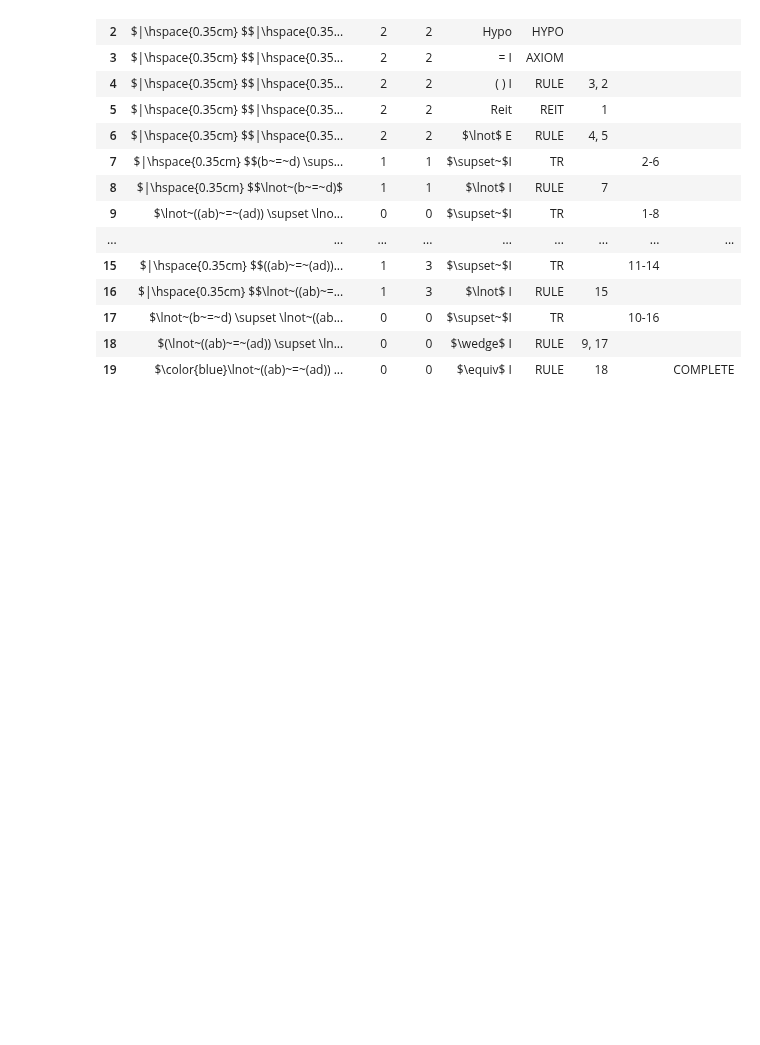
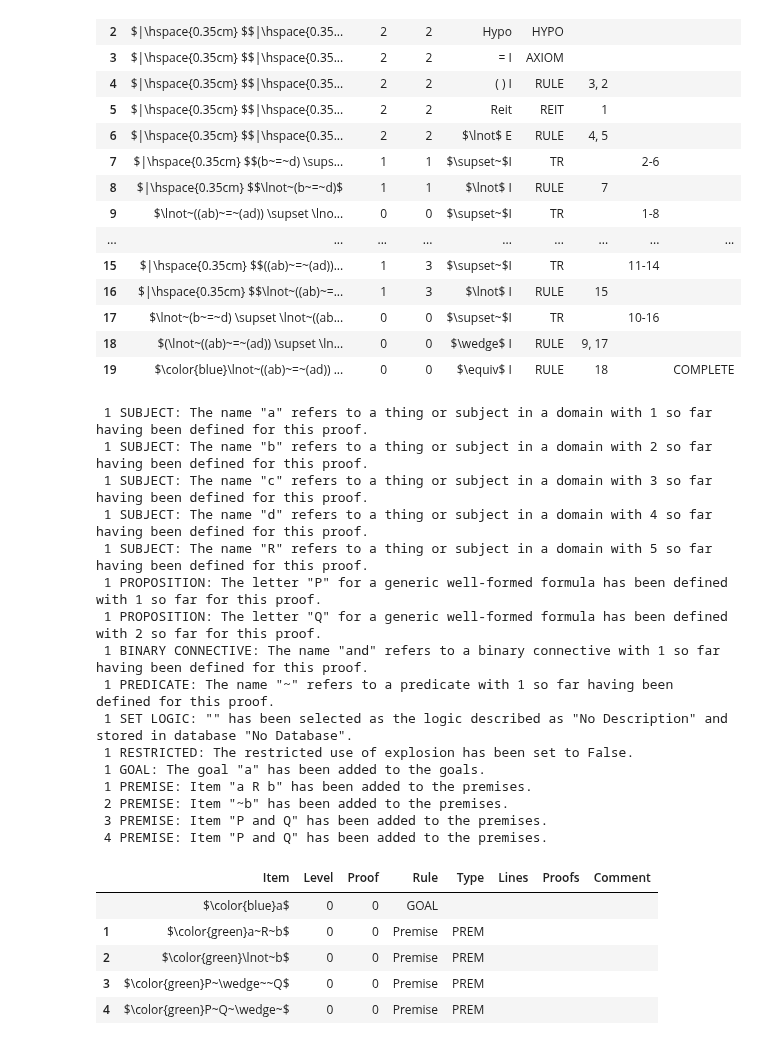
Before and after one commit to FrankHubeny/AltRea, a Jupyter notebook: relation.ipynb, the cells around one changed output. Saved outputs shown, nothing was run; the diff lists cells and outputs as text; code cells hidden in the pictures; blank space fills up the shorter version.

```diff
--- a/relation.ipynb
+++ b/relation.ipynb
@@ -14,17 +14,14 @@ import altrea.data
 import altrea.data
 
 logic = 'relation'
-connectors = [
+predicates = [
+]
+connectives = [
     (logic, 'And', 'Conjunction'),
-    (logic, 'ConsistentWith', 'Conjunction'),
     (logic, 'Or', 'Disjunction'),
     (logic, 'Not', 'Negation'),
     (logic, 'Implies', 'Implication'),
-    (logic, 'StrictImplies', 'Implication'),
     (logic, 'Iff', 'Coimplication'),
-    (logic, 'StrictIff', 'Coimplication'),
-    (logic, 'Necessary', 'Modal Necessarily'),
-    (logic, 'Possibly', 'Modal Possibly'),
 ]
 rules = [
     (logic, 's coimp intro', 'ConclusionPremises(StrictIff({0}, {1}), [Necessary(Iff({0}, {1}))])', '$\\backsimeq~$I', 'Strict Coimplication Introduction'),
@@ -47,12 +44,17 @@ rules = [
     (logic, 'neg elim', 'ConclusionPremises(Falsehood(And({0}, Not({0}))), [{0}, Not({0})])', '$\\lnot~$E', 'Negation Elimination'),
     (logic, "neg intro", "ConclusionPremises(Not({0}), [Implies({0}, Falsehood())])", "$\\lnot~$I", "Negation Introduction"),
     (logic, 'pos intro', 'ConclusionPremises(Possibly({0}), [{0}])', '$\\Diamond~$I', 'Possibly Introduction'),
+    (logic, "coup elim l", "ConclusionPremises(Identity({0}, {2}), [Identity(Couple({0}, {1}),Couple({2}, {3}))])", "( ) E-L", "Couple Elimination"),
+    (logic, "coup elim r", "ConclusionPremises(Identity({1}, {3}), [Identity(Couple({0}, {1}),Couple({2}, {3}))])", "( ) E-R", "Couple Elimination"),
+    (logic, "coup intro", "ConclusionPremises(Identity(Couple({0}, {2}), Couple({1}, {3})), [Identity({0},{1}), Identity({2},{3})])", "( ) I", "Couple Introduction"),
 ]
 definitions = [
 ]
 axioms = [
+    (logic, "id lem", "ConclusionPremises(Or(Identity({0}, {1}), Not(Identity({0}, {1}))), [])", "id LEM", "Excluded Middle Identity"),
+    (logic, "id intro", "ConclusionPremises(Identity({0}, {0}), [])", "= I", "Identity Intro"),
 ]
-altrea.data.addlogic(logic, logic, 'Relations from Symbolic Logic by Fitch', connectors, rules, definitions, axioms)
+altrea.data.addlogic(logic, logic, 'Relations from Symbolic Logic by Fitch', connectives, rules, definitions, axioms)
 # %%
 # Exercise 1
 
@@ -601,13 +636,50 @@ display(p.thisproof())
 # %%
 # Exercise 15.19 definition
 
 from altrea.wffs import *
 from  altrea.rules import Proof
 from altrea.fol import Domain
 
 p = Proof()
-a = p.thing("a")
-b = p.thing("b")
-c = p.thing("c")
-d = p.thing("d")
+a = p.subject("a")
+b = p.subject("b")
+c = p.subject("c")
+d = p.subject("d")
+R = p.subject("R")
+P = p.proposition("P")
+Q = p.proposition("Q")
+myand = p.connective("and", "\\wedge~")
+neg = p.predicate("~", "\\lnot~")
 p.setlogic()
+p.goal(a)
+p.premise(Relation(R, a, b))
+
+p.premise(Attribute(neg, b))
+p.premise(Relation(myand, P, Q))
+p.premise(Relation(myand, P, Q, fix="postfix"))
+
+p.displaylog()
+display(p.thisproof())
+# %% [output]
+ 1 SUBJECT: The name "a" refers to a thing or subject in a domain with 1 so far having been defined for this proof.
+ 1 SUBJECT: The name "b" refers to a thing or subject in a domain with 2 so far having been defined for this proof.
+ 1 SUBJECT: The name "c" refers to a thing or subject in a domain with 3 so far having been defined for this proof.
+ 1 SUBJECT: The name "d" refers to a thing or subject in a domain with 4 so far having been defined for this proof.
+ 1 SUBJECT: The name "R" refers to a thing or subject in a domain with 5 so far having been defined for this proof.
+ 1 PROPOSITION: The letter "P" for a generic well-formed formula has been defined with 1 so far for this proof.
+ 1 PROPOSITION: The letter "Q" for a generic well-formed formula has been defined with 2 so far for this proof.
+ 1 BINARY CONNECTIVE: The name "and" refers to a binary connective with 1 so far having been defined for this proof.
+ 1 PREDICATE: The name "~" refers to a predicate with 1 so far having been defined for this proof.
+ 1 SET LOGIC: "" has been selected as the logic described as "No Description" and stored in database "No Database".
+ 1 RESTRICTED: The restricted use of explosion has been set to False.
+ 1 GOAL: The goal "a" has been added to the goals.
+ 1 PREMISE: Item "a R b" has been added to the premises.
+ 2 PREMISE: Item "~b" has been added to the premises.
+ 3 PREMISE: Item "P and Q" has been added to the premises.
+ 4 PREMISE: Item "P and Q" has been added to the premises.
+|  | Item | Level | Proof | Rule | Type | Lines | Proofs | Comment |
+|  | $\color{blue}a$ | 0 | 0 | GOAL |  |  |  |  |
+| 1 | $\color{green}a~R~b$ | 0 | 0 | Premise | PREM |  |  |  |
+| 2 | $\color{green}\lnot~b$ | 0 | 0 | Premise | PREM |  |  |  |
+| 3 | $\color{green}P~\wedge~~Q$ | 0 | 0 | Premise | PREM |  |  |  |
+| 4 | $\color{green}P~Q~\wedge~$ | 0 | 0 | Premise | PREM |  |  |  |
```
Also changed, not shown: parts of 14 cells of this notebook, 11 other files.
